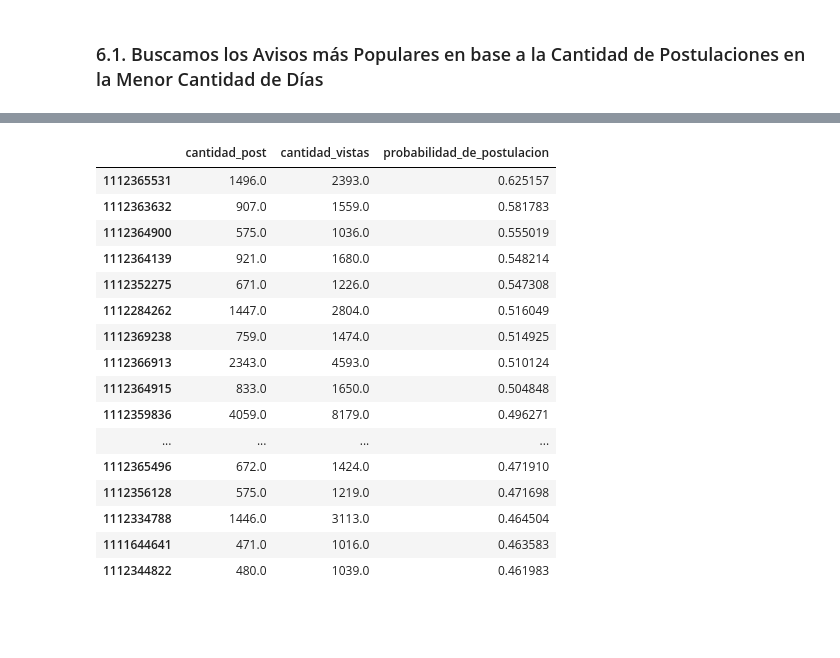
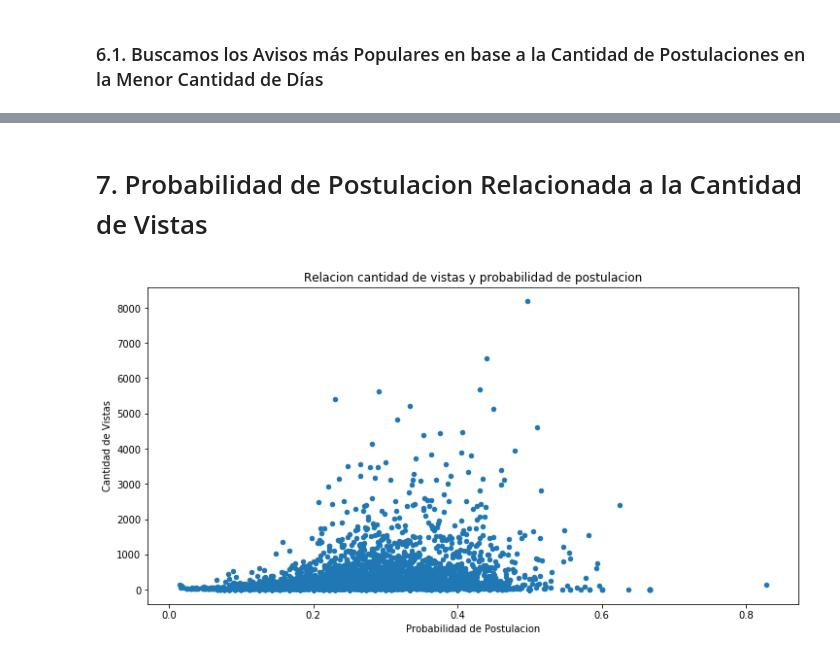
Before and after one commit to PRPablo/dataJobSearches, a Jupyter notebook: exploratoryAnalysis/exploratoryAnalysis.ipynb, the cells around one changed output, grey strips where cells are left out. Saved outputs shown, nothing was run; the diff lists cells and outputs as text; code cells hidden in the pictures; blank space fills up the shorter version.

```diff
--- a/exploratoryAnalysis/exploratoryAnalysis.ipynb
+++ b/exploratoryAnalysis/exploratoryAnalysis.ipynb
@@ -804,44 +795,31 @@ avisos_detalles_con_popularidad.head()
 | 2542 | 1112366913 | Asesores de Ventas en Alto Palermo | <p>Nos encontramos en la búsqueda... | Gran Buenos Aires | NaN | NaN | Full-time | Senior / Semi-Senior | ... |
 | 4174 | 1112368053 | Empleado Administrativo part time | <p>Se busca empleado administrati... | Capital Federal | NaN | Sarmiento 1582 | Full-time | Junior | ... |
 | 2544 | 1112367832 | Representante de atención al cliente | <p><strong>Adecco Office</strong>... | Gran Buenos Aires | NaN | NaN | Full-time | Senior / Semi-Senior | ... |
+# %% [markdown]
+# 7. Probabilidad de Postulacion Relacionada a la Cantidad de Vistas
 # %%
+# Cantidad de vistas relacionada con la probabilidad de postulacion
 vistas_total = vistas.groupby('idaviso')['idpostulante'].count().reset_index()
 vistas_total.rename({'idpostulante' : 'cantidad_vistas'}, inplace=True, axis = 1)
 vistas_total.set_index('idaviso', inplace=True)
 vistas_total.index.name = None
 
 min_vista_fecha = vistas['fechavista'].sort_values().loc[0]
 
 post_total =  postulaciones[postulaciones["fechapostulacion"] >= min_vista_fecha].groupby('idaviso')['idpostulante'].count().reset_index()
 post_total.rename({'idpostulante' : 'cantidad_post'}, inplace=True, axis = 1)
 post_total.set_index('idaviso', inplace=True)
 post_total.index.name = None
 
 interacciones_total = pd.concat([post_total, vistas_total], axis=1)
-# interacciones_total.fillna(0, inplace=True)
 interacciones_total.dropna()
 interacciones_total['cantidad_vistas'] = interacciones_total['cantidad_vistas'] + interacciones_total['cantidad_post']
 interacciones_total['probabilidad_de_postulacion'] = interacciones_total['cantidad_post'] / interacciones_total['cantidad_vistas']
-# interacciones_total = interacciones_total[(interacciones_total['probabilidad_de_postulacion'] != 0) & (interacciones_total['probabilidad_de_postulacion'] != 1)]
-# interacciones_total = interacciones_total[(interacciones_total['probabilidad_de_postulacion'] != 0) & (interacciones_total['probabilidad_de_postulacion'] != 1)]
-interacciones_total = interacciones_total[interacciones_total['cantidad_vistas'] > 1000]
 interacciones_total.sort_values('probabilidad_de_postulacion', ascending=False, inplace=True)
-interacciones_total.head(20)
+# interacciones_total.head(20)
+interacciones_total.plot.scatter('probabilidad_de_postulacion','cantidad_vistas',alpha=1,title = "Relacion cantidad de vistas y probabilidad de postulacion",figsize=(12,6));
+plt.xlabel('Probabilidad de Postulacion')
+plt.ylabel('Cantidad de Vistas')
+plt.show()
 # %% [output]
-|  | cantidad_post | cantidad_vistas | probabilidad_de_postulacion |
-| 1112365531 | 1496.0 | 2393.0 | 0.625157 |
-| 1112363632 | 907.0 | 1559.0 | 0.581783 |
-| 1112364900 | 575.0 | 1036.0 | 0.555019 |
-| 1112364139 | 921.0 | 1680.0 | 0.548214 |
-| 1112352275 | 671.0 | 1226.0 | 0.547308 |
-| 1112284262 | 1447.0 | 2804.0 | 0.516049 |
-| 1112369238 | 759.0 | 1474.0 | 0.514925 |
-| 1112366913 | 2343.0 | 4593.0 | 0.510124 |
-| 1112364915 | 833.0 | 1650.0 | 0.504848 |
-| 1112359836 | 4059.0 | 8179.0 | 0.496271 |
-| ... | ... | ... | ... |
-| 1112365496 | 672.0 | 1424.0 | 0.471910 |
-| 1112356128 | 575.0 | 1219.0 | 0.471698 |
-| 1112334788 | 1446.0 | 3113.0 | 0.464504 |
-| 1111644641 | 471.0 | 1016.0 | 0.463583 |
-| 1112344822 | 480.0 | 1039.0 | 0.461983 |
+[figure, added]
```
Also changed, not shown: parts of 2 cells of this notebook, 1 other file.
